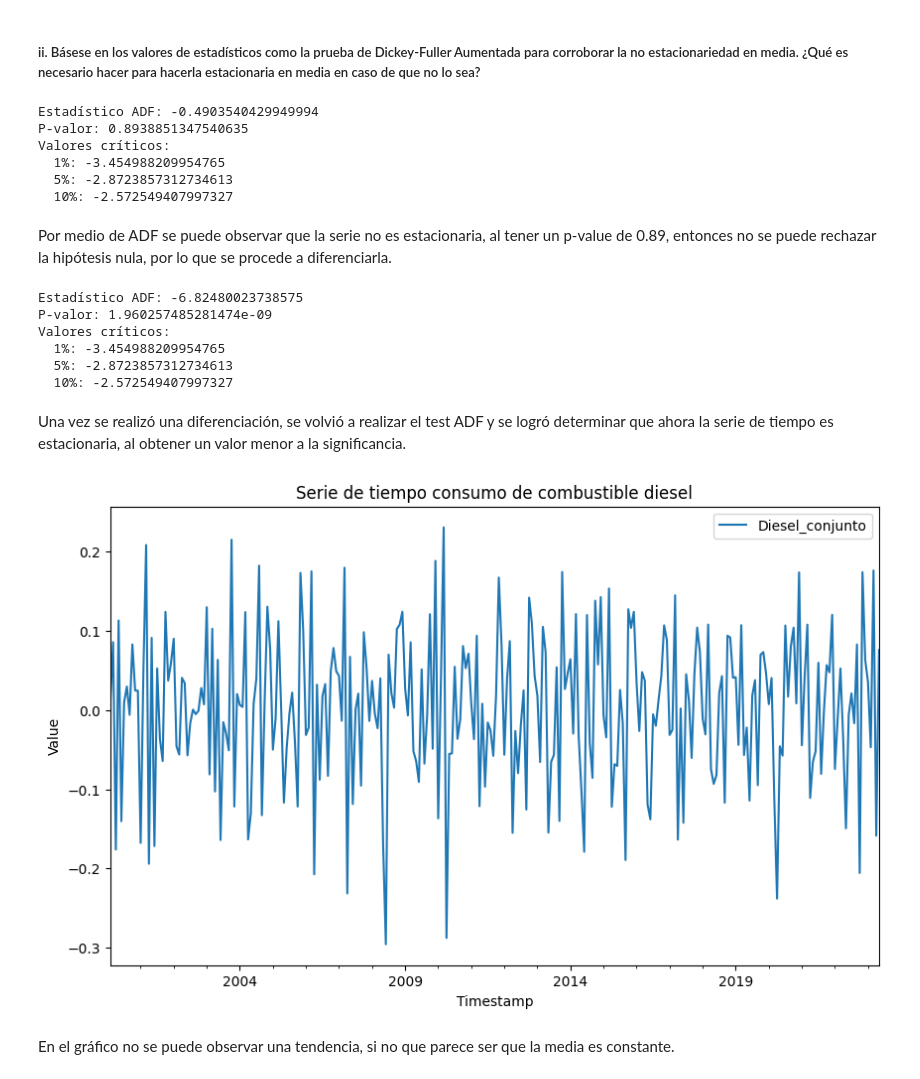
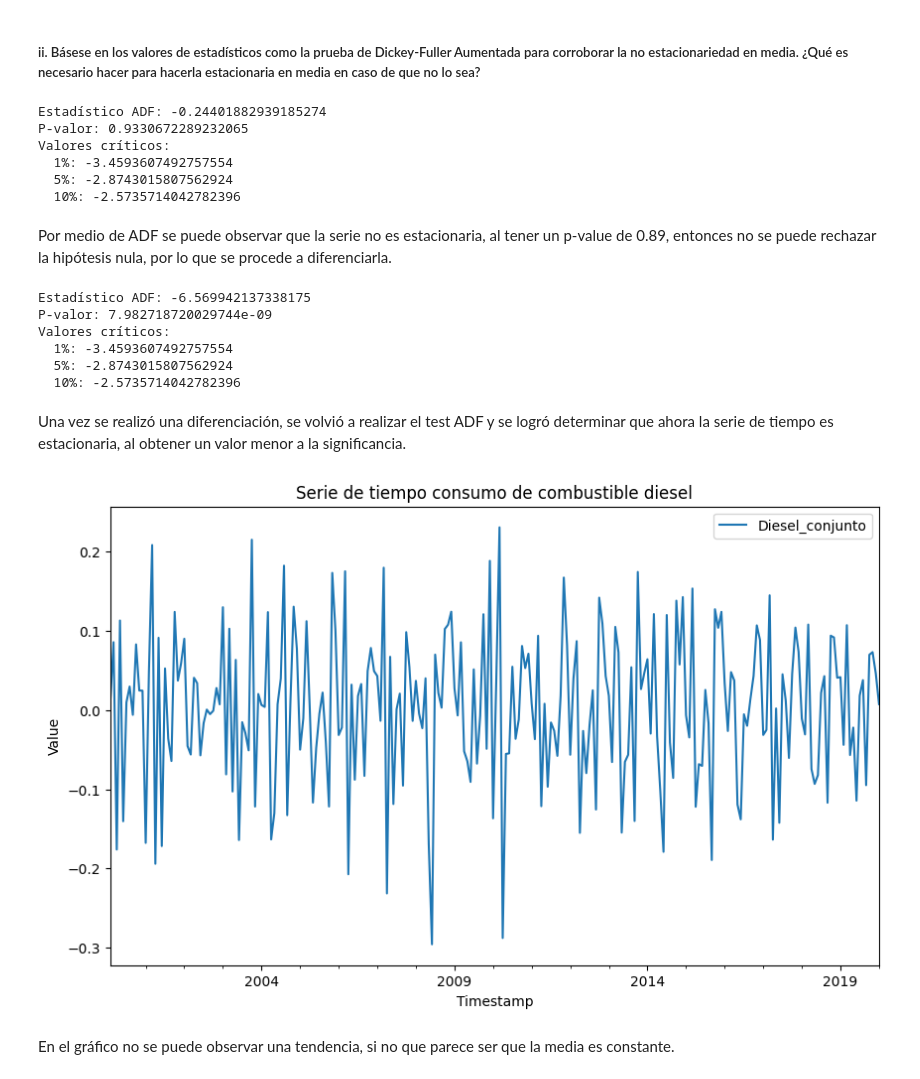
Before and after one commit to Daniel14gonc/Lab2_DS, a Jupyter notebook: lab2.ipynb, the cells around one changed output. Cells and saved outputs as stored; diff of their text form; code cells hidden in the pictures.

```diff
--- a/lab2.ipynb
+++ b/lab2.ipynb
@@ -327,10 +327,21 @@ La frecuencia es mensual
 #### b. Haga un gráfico de la serie y explique qué información puede obtener a primera vista.
 # %%
 consumo_diesel = consumo[["Fecha", "Diesel_conjunto"]].copy()
-# consumo_diesel = consumo_diesel[consumo_diesel["Fecha"].dt.year >= 2020]
 consumo_diesel["Fecha"] = pd.to_datetime(consumo_diesel["Fecha"])
-consumo_diesel = consumo_diesel.set_index("Fecha")
-consumo_diesel.plot(figsize=(10, 6))
+consumo_diesel.set_index("Fecha", inplace=True)
+
+consumo_diesel_train = consumo_diesel[consumo_diesel.index <= "2020-01-01"].copy()
+consumo_diesel_test = consumo_diesel[consumo_diesel.index >= "2020-01-01"].copy()
+
+
+# consumo_diesel_train = consumo_diesel_train[consumo_diesel_train["Fecha"].dt.year >= 2020]
+# consumo_diesel_train["Fecha"] = pd.to_datetime(consumo_diesel_train["Fecha"])
+# consumo_diesel_train.set_index("Fecha" , inplace=True)
+
+# consumo_diesel_test["Fecha"] = pd.to_datetime(consumo_diesel_test["Fecha"])
+# consumo_diesel_test.set_index("Fecha", inplace=True)
+
+consumo_diesel_train.plot(figsize=(10, 6))
 plt.xlabel('Timestamp')
 plt.ylabel('Value')
 plt.title('Serie de tiempo consumo de combustible diesel')
@@ -376,10 +387,10 @@ Al graficar la serie de tiempo para el consumo de diesel en Guatemala, se puede
 
 Se aplicará boxcox a la serie para poder hacerla estacionaria en varianza. Como se mencionó, se puede observar en la serie de tiempo diferencias entre las varianzas.
 # %%
-# transformed_values, lambda_value = boxcox(consumo_diesel['Diesel_conjunto'])
-transformed_values = np.log(consumo_diesel['Diesel_conjunto'])
-consumo_diesel['Diesel_conjunto'] = transformed_values
-consumo_diesel.plot(figsize=(10, 6))
+# transformed_values, lambda_value = boxcox(consumo_diesel_train['Diesel_conjunto'])
+transformed_values = np.log(consumo_diesel_train['Diesel_conjunto'])
+consumo_diesel_train['Diesel_conjunto'] = transformed_values
+consumo_diesel_train.plot(figsize=(10, 6))
 plt.xlabel('Timestamp')
 plt.ylabel('Value')
 plt.title('Serie de tiempo consumo de combustible diesel')
@@ -402,7 +413,7 @@ Se puede observar que los valores de la autocorrelación no decrecen rápidament
 # %%
 def check_stationarity(timeseries):
     # Realizar la prueba ADF
-    resultado_adf = adfuller(consumo_diesel)
+    resultado_adf = adfuller(consumo_diesel_train)
 
     # Extraer los resultados importantes de la prueba
     adf_stat = resultado_adf[0]
@@ -415,36 +426,36 @@ def check_stationarity(timeseries):
     print("Valores críticos:")
     for key, value in valores_criticos.items():
         print(f"  {key}: {value}")
-check_stationarity(consumo_diesel)
+check_stationarity(consumo_diesel_train)
 # %% [output]
-Estadístico ADF: -0.4903540429949994
-P-valor: 0.8938851347540635
+Estadístico ADF: -0.24401882939185274
+P-valor: 0.9330672289232065
 Valores críticos:
-  1%: -3.454988209954765
-  5%: -2.8723857312734613
-  10%: -2.572549407997327
+  1%: -3.4593607492757554
+  5%: -2.8743015807562924
+  10%: -2.5735714042782396
 # %% [markdown]
 Por medio de ADF se puede observar que la serie no es estacionaria, al tener un p-value de 0.89, entonces no se puede rechazar la hipótesis nula, por lo que se procede a diferenciarla.
 # %%
-consumo_diesel = consumo_diesel.diff().dropna()
-check_stationarity(consumo_diesel)
+consumo_diesel_train = consumo_diesel_train.diff().dropna()
+check_stationarity(consumo_diesel_train)
 # %% [output]
-Estadístico ADF: -6.82480023738575
-P-valor: 1.960257485281474e-09
+Estadístico ADF: -6.569942137338175
+P-valor: 7.982718720029744e-09
 Valores críticos:
-  1%: -3.454988209954765
-  5%: -2.8723857312734613
-  10%: -2.572549407997327
+  1%: -3.4593607492757554
+  5%: -2.8743015807562924
+  10%: -2.5735714042782396
 # %% [markdown]
 Una vez se realizó una diferenciación, se volvió a realizar el test ADF y se logró determinar que ahora la serie de tiempo es estacionaria, al obtener un valor menor a la significancia.
 # %%
-consumo_diesel.plot(figsize=(10, 6))
+consumo_diesel_train.plot(figsize=(10, 6))
 plt.xlabel('Timestamp')
 plt.ylabel('Value')
 plt.title('Serie de tiempo consumo de combustible diesel')
 plt.show()
 # %% [output]
-[figure, old version]
+[figure, new version]
 # %% [markdown]
 En el gráfico no se puede observar una tendencia, si no que parece ser que la media es constante.
 # %% [markdown]
```
Also changed, not shown: parts of 22 cells of this notebook, 2 other files.
